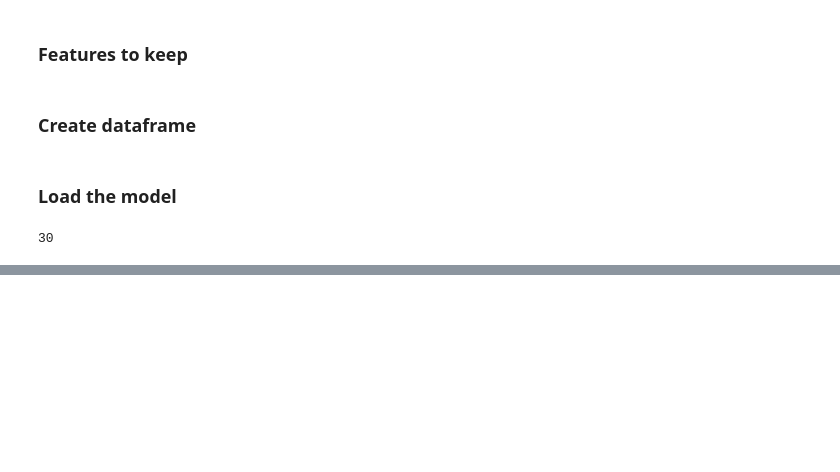
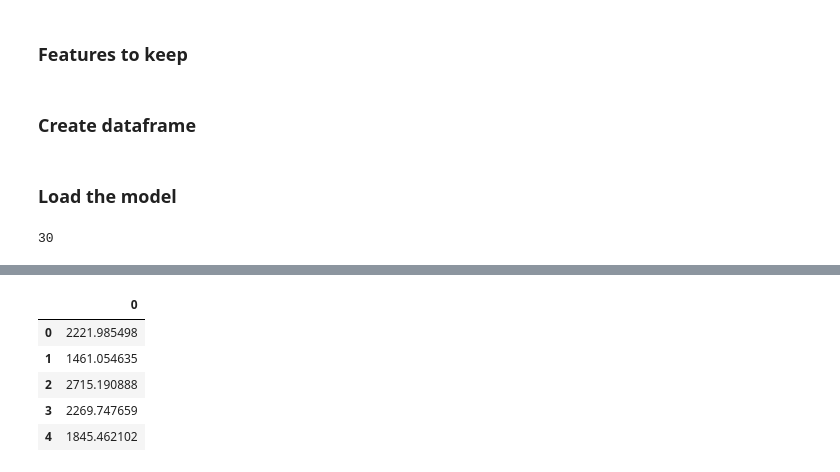
Before and after one commit to ABF-QC/Module2_Project1, a Jupyter notebook: Notebook/Validation_RealData_Polynomial_Regression.ipynb, the cells around one changed output, grey strips where cells are left out. Drawn from its saved outputs; the diff is of its cells as text; code cells hidden in the pictures; blank space fills up the shorter version.

```diff
--- a/Notebook/Validation_RealData_Polynomial_Regression.ipynb
+++ b/Notebook/Validation_RealData_Polynomial_Regression.ipynb
@@ -112,0 +195,9 @@ Predicted price: [-192566.64533288 -347856.58645089 -430144.21887108 -146955.765
+# %%
+pd.DataFrame(dict(zip([0,1,2,3,4],prediction)), index=[0]).transpose()
+# %% [output]
+|  | 0 |
+| 0 | 2221.985498 |
+| 1 | 1461.054635 |
+| 2 | 2715.190888 |
+| 3 | 2269.747659 |
+| 4 | 1845.462102 |
```
Also changed, not shown: parts of 8 cells of this notebook, 3 other files.
